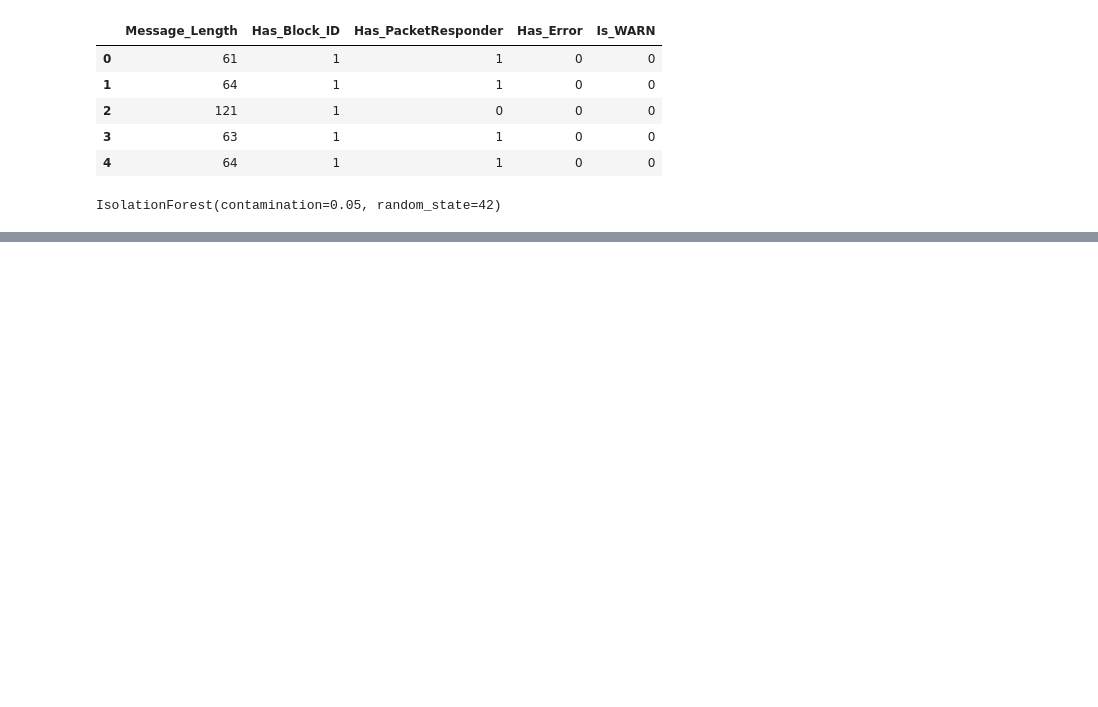
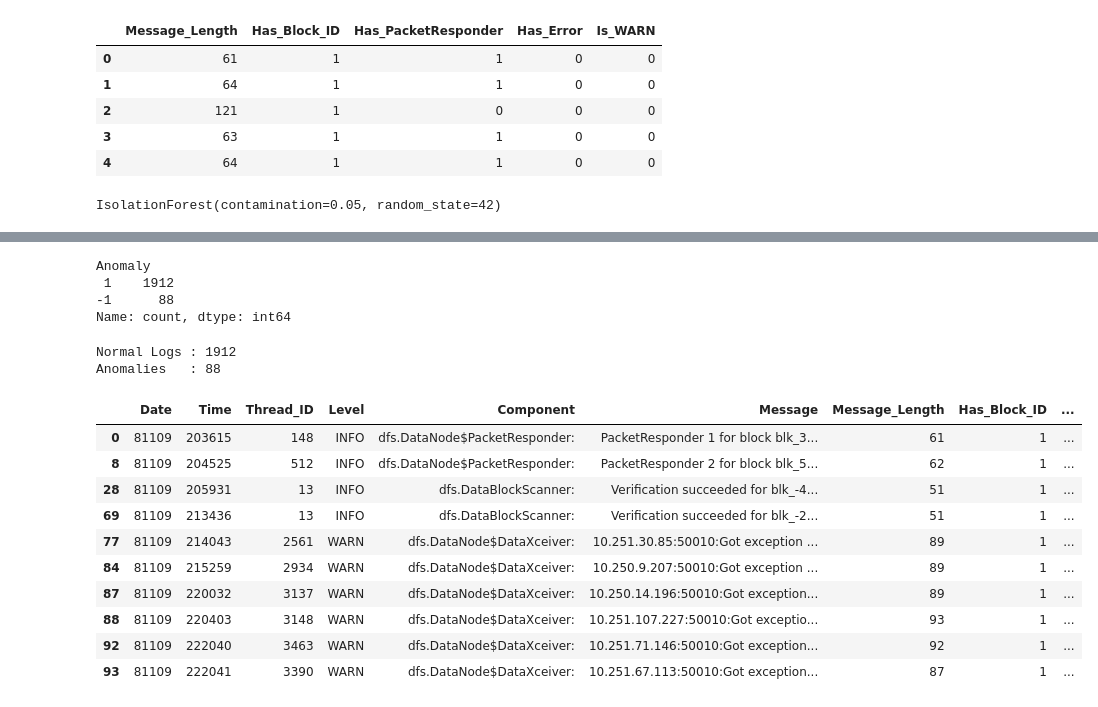
Before and after one commit to Jajitha2810/Explainable-Log-Anomaly-Detection, a Jupyter notebook: notebooks/04_isolation_forest.ipynb, the cells around one changed output, grey strips where cells are left out. Drawn from its saved outputs; the diff is of its cells as text; code cells hidden in the pictures; blank space fills up the shorter version.

Commit message:
Completed Isolation Forest model evaluation

```diff
--- a/notebooks/04_isolation_forest.ipynb
+++ b/notebooks/04_isolation_forest.ipynb
@@ -50,3 +50,9 @@ model = IsolationForest(
 model.fit(X)
 # %% [output]
 IsolationForest(contamination=0.05, random_state=42)
+# %%
+# Predict anomalies
+
+df["Anomaly"] = model.predict(X)
+
+df[["Message", "Anomaly"]].head()
@@ -52,0 +66,33 @@ IsolationForest(contamination=0.05, random_state=42)
+# %%
+# Count anomalies
+
+df["Anomaly"].value_counts()
+# %% [output]
+Anomaly
+ 1    1912
+-1      88
+Name: count, dtype: int64
+# %%
+print("Normal Logs :", (df["Anomaly"] == 1).sum())
+print("Anomalies   :", (df["Anomaly"] == -1).sum())
+# %% [output]
+Normal Logs : 1912
+Anomalies   : 88
+# %%
+# Display anomalous log entries
+
+anomalies = df[df["Anomaly"] == -1]
+
+anomalies.head(10)
+# %% [output]
+|  | Date | Time | Thread_ID | Level | Component | Message | Message_Length | Has_Block_ID | ... |
+| 0 | 81109 | 203615 | 148 | INFO | dfs.DataNode$PacketResponder: | PacketResponder 1 for block blk_3... | 61 | 1 | ... |
+| 8 | 81109 | 204525 | 512 | INFO | dfs.DataNode$PacketResponder: | PacketResponder 2 for block blk_5... | 62 | 1 | ... |
+| 28 | 81109 | 205931 | 13 | INFO | dfs.DataBlockScanner: | Verification succeeded for blk_-4... | 51 | 1 | ... |
+| 69 | 81109 | 213436 | 13 | INFO | dfs.DataBlockScanner: | Verification succeeded for blk_-2... | 51 | 1 | ... |
+| 77 | 81109 | 214043 | 2561 | WARN | dfs.DataNode$DataXceiver: | 10.251.30.85:50010:Got exception ... | 89 | 1 | ... |
+| 84 | 81109 | 215259 | 2934 | WARN | dfs.DataNode$DataXceiver: | 10.250.9.207:50010:Got exception ... | 89 | 1 | ... |
+| 87 | 81109 | 220032 | 3137 | WARN | dfs.DataNode$DataXceiver: | 10.250.14.196:50010:Got exception... | 89 | 1 | ... |
+| 88 | 81109 | 220403 | 3148 | WARN | dfs.DataNode$DataXceiver: | 10.251.107.227:50010:Got exceptio... | 93 | 1 | ... |
+| 92 | 81109 | 222040 | 3463 | WARN | dfs.DataNode$DataXceiver: | 10.251.71.146:50010:Got exception... | 92 | 1 | ... |
+| 93 | 81109 | 222041 | 3390 | WARN | dfs.DataNode$DataXceiver: | 10.251.67.113:50010:Got exception... | 87 | 1 | ... |
```
Also changed, not shown: parts of 5 cells of this notebook, 1 other file.
